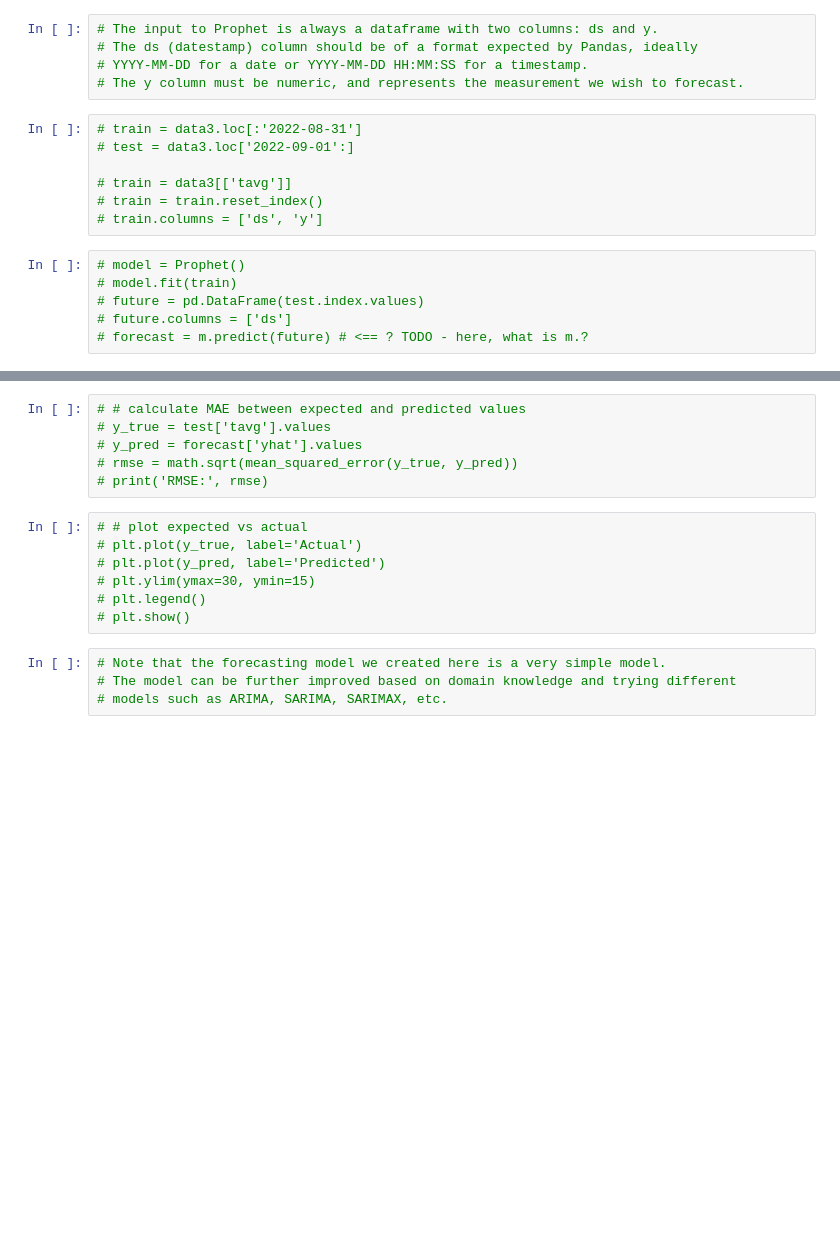
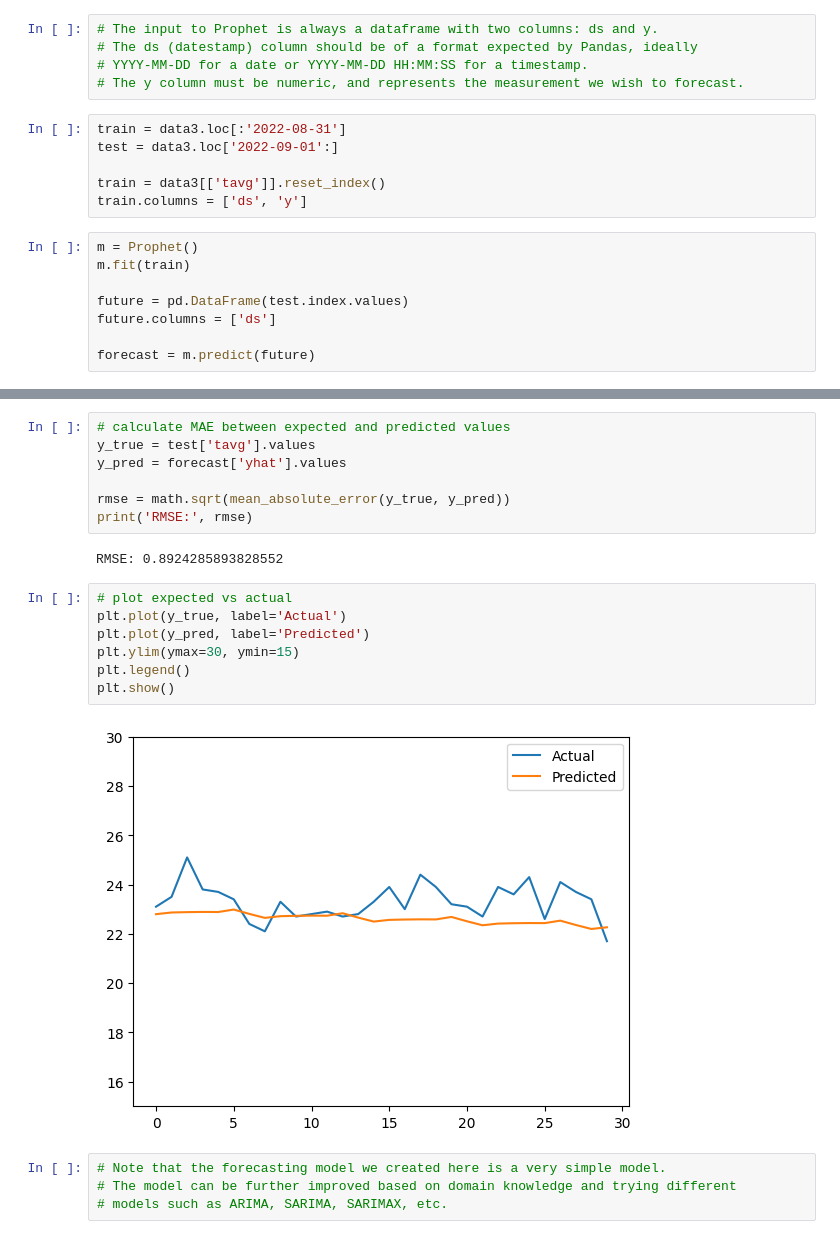
Before and after one commit to readingshapes/moving, a Jupyter notebook: weather.ipynb, the cells around one changed output, grey strips where cells are left out. Saved outputs shown, nothing was run; the diff lists cells and outputs as text; blank space fills up the shorter version.

```diff
--- a/weather.ipynb
+++ b/weather.ipynb
@@ -65,15 +73,16 @@ def farenheit(c):
 # YYYY-MM-DD for a date or YYYY-MM-DD HH:MM:SS for a timestamp.
 # The y column must be numeric, and represents the measurement we wish to forecast.
 # %%
-# train = data3.loc[:'2022-08-31']
-# test = data3.loc['2022-09-01':]
+train = data3.loc[:'2022-08-31']
+test = data3.loc['2022-09-01':]
 
-# train = data3[['tavg']]
-# train = train.reset_index()
-# train.columns = ['ds', 'y']
+train = data3[['tavg']].reset_index()
+train.columns = ['ds', 'y']
 # %%
-# model = Prophet()
-# model.fit(train)
-# future = pd.DataFrame(test.index.values)
-# future.columns = ['ds']
-# forecast = m.predict(future) # <== ? TODO - here, what is m.?
+m = Prophet()
+m.fit(train)
+
+future = pd.DataFrame(test.index.values)
+future.columns = ['ds']
+
+forecast = m.predict(future)
@@ -80,16 +92,21 @@ def farenheit(c):
 # %%
-# # calculate MAE between expected and predicted values
-# y_true = test['tavg'].values
-# y_pred = forecast['yhat'].values
-# rmse = math.sqrt(mean_squared_error(y_true, y_pred))
-# print('RMSE:', rmse)
+# calculate MAE between expected and predicted values
+y_true = test['tavg'].values
+y_pred = forecast['yhat'].values
+
+rmse = math.sqrt(mean_absolute_error(y_true, y_pred))
+print('RMSE:', rmse)
+# %% [output]
+RMSE: 0.8924285893828552
 # %%
-# # plot expected vs actual
-# plt.plot(y_true, label='Actual')
-# plt.plot(y_pred, label='Predicted')
-# plt.ylim(ymax=30, ymin=15)
-# plt.legend()
-# plt.show()
+# plot expected vs actual
+plt.plot(y_true, label='Actual')
+plt.plot(y_pred, label='Predicted')
+plt.ylim(ymax=30, ymin=15)
+plt.legend()
+plt.show()
+# %% [output]
+[figure, added]
 # %%
 # Note that the forecasting model we created here is a very simple model.
 # The model can be further improved based on domain knowledge and trying different
```
Also changed, not shown: parts of 14 cells of this notebook, 3 other files.
